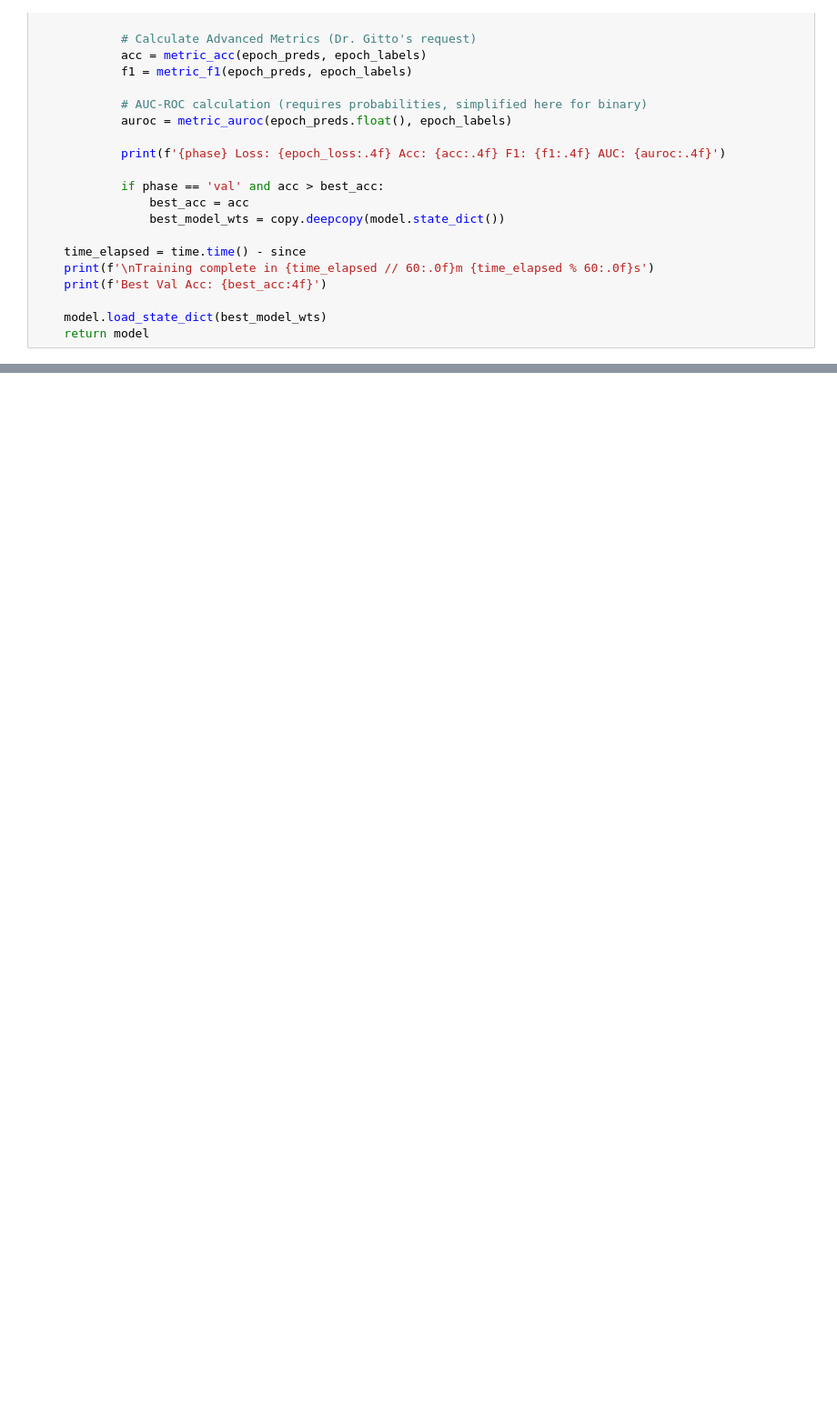
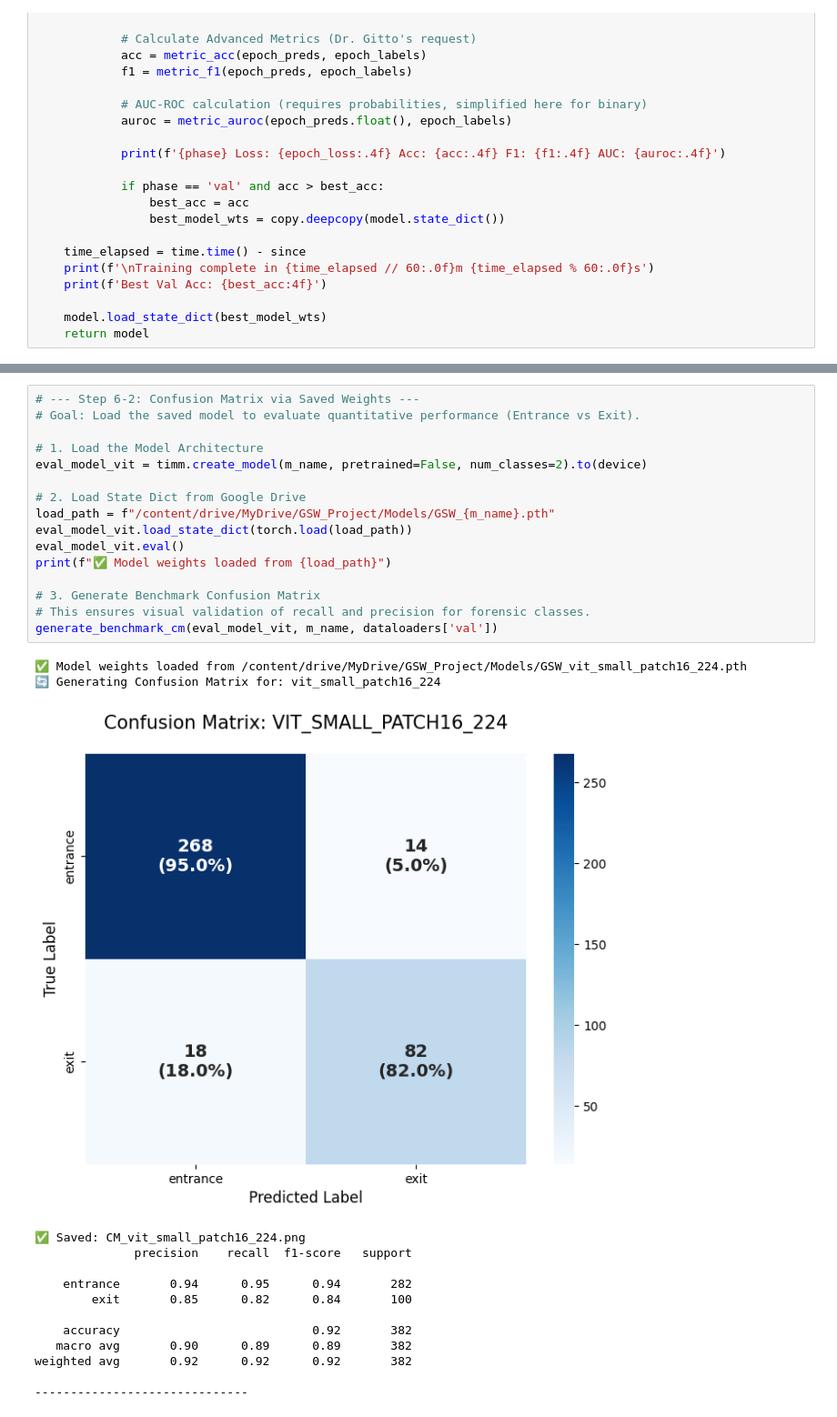
Before and after one commit to coweye1/Gunshot_Wound_Entrance_vs_Exit_ViT_Benchmark, a Jupyter notebook: Gunshot_Wound_Entrance_vs_Exit_ViT_Benchmark.ipynb, the cells around one changed output, grey strips where cells are left out. Shown at 91% size. Drawn from its saved outputs; the diff is of its cells as text; blank space fills up the shorter version.

```diff
--- a/Gunshot_Wound_Entrance_vs_Exit_ViT_Benchmark.ipynb
+++ b/Gunshot_Wound_Entrance_vs_Exit_ViT_Benchmark.ipynb
@@ -524,0 +276,31 @@ test_swin_benchmarking_visualization()
+# %%
+# --- Step 6-2: Confusion Matrix via Saved Weights ---
+# Goal: Load the saved model to evaluate quantitative performance (Entrance vs Exit).
+
+# 1. Load the Model Architecture
+eval_model_vit = timm.create_model(m_name, pretrained=False, num_classes=2).to(device)
+
+# 2. Load State Dict from Google Drive
+load_path = f"/content/drive/MyDrive/GSW_Project/Models/GSW_{m_name}.pth"
+eval_model_vit.load_state_dict(torch.load(load_path))
+eval_model_vit.eval()
+print(f"✅ Model weights loaded from {load_path}")
+
+# 3. Generate Benchmark Confusion Matrix
+# This ensures visual validation of recall and precision for forensic classes.
+generate_benchmark_cm(eval_model_vit, m_name, dataloaders['val'])
+# %% [output]
+✅ Model weights loaded from /content/drive/MyDrive/GSW_Project/Models/GSW_vit_small_patch16_224.pth
+🔄 Generating Confusion Matrix for: vit_small_patch16_224
+[figure, added]
+✅ Saved: CM_vit_small_patch16_224.png
+              precision    recall  f1-score   support
+
+    entrance       0.94      0.95      0.94       282
+        exit       0.85      0.82      0.84       100
+
+    accuracy                           0.92       382
+   macro avg       0.90      0.89      0.89       382
+weighted avg       0.92      0.92      0.92       382
+
+------------------------------
```
Also changed, not shown: parts of 9 cells of this notebook.
